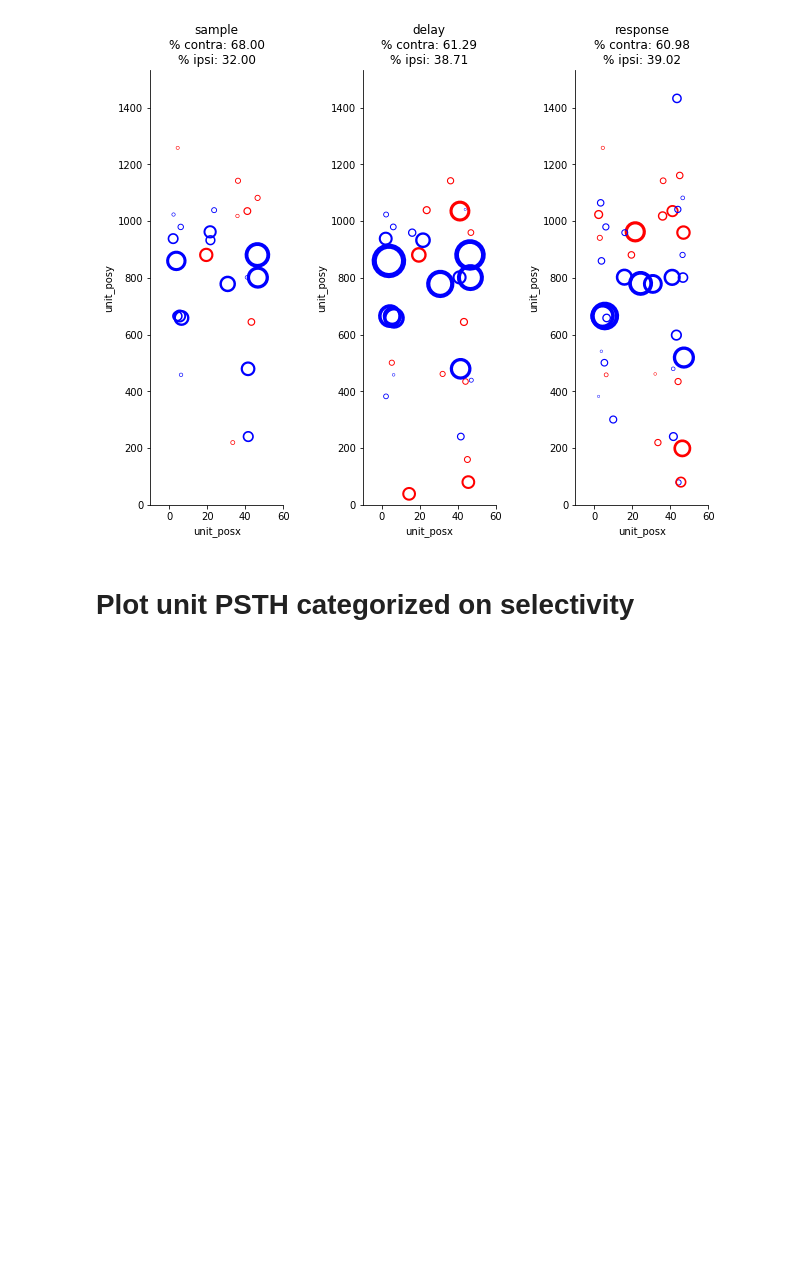
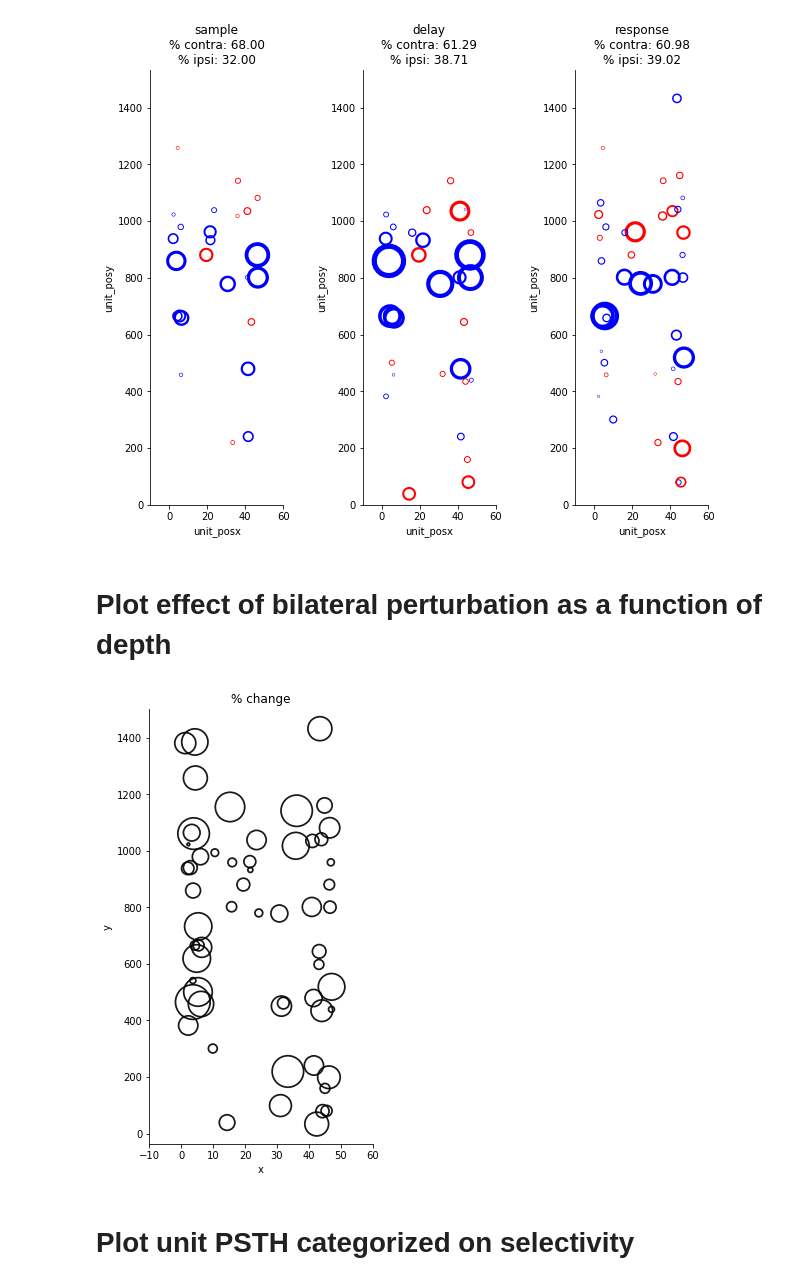
Before and after one commit to mesoscale-activity-map/map-ephys, a Jupyter notebook: notebook/plot_unit_metrics.ipynb, the cells around one changed output. Cells and saved outputs as stored; diff of their text form; code cells hidden in the pictures; blank space fills up the shorter version.

```diff
--- a/notebook/plot_unit_metrics.ipynb
+++ b/notebook/plot_unit_metrics.ipynb
@@ -36,5 +36,11 @@ unit_characteristic_plot.plot_unit_selectivity(session_key)
 # %% [output]
 [figure]
+# %% [markdown]
+# Plot effect of bilateral perturbation as a function of depth
+# %%
+unit_characteristic_plot.plot_unit_bilateral_photostim_effect(insertion_key)
+# %% [output]
+[figure, added]
 # %% [markdown]
 # Plot unit PSTH categorized on selectivity
 # %%
```
Also changed, not shown: parts of 4 cells of this notebook, 2 other files.
